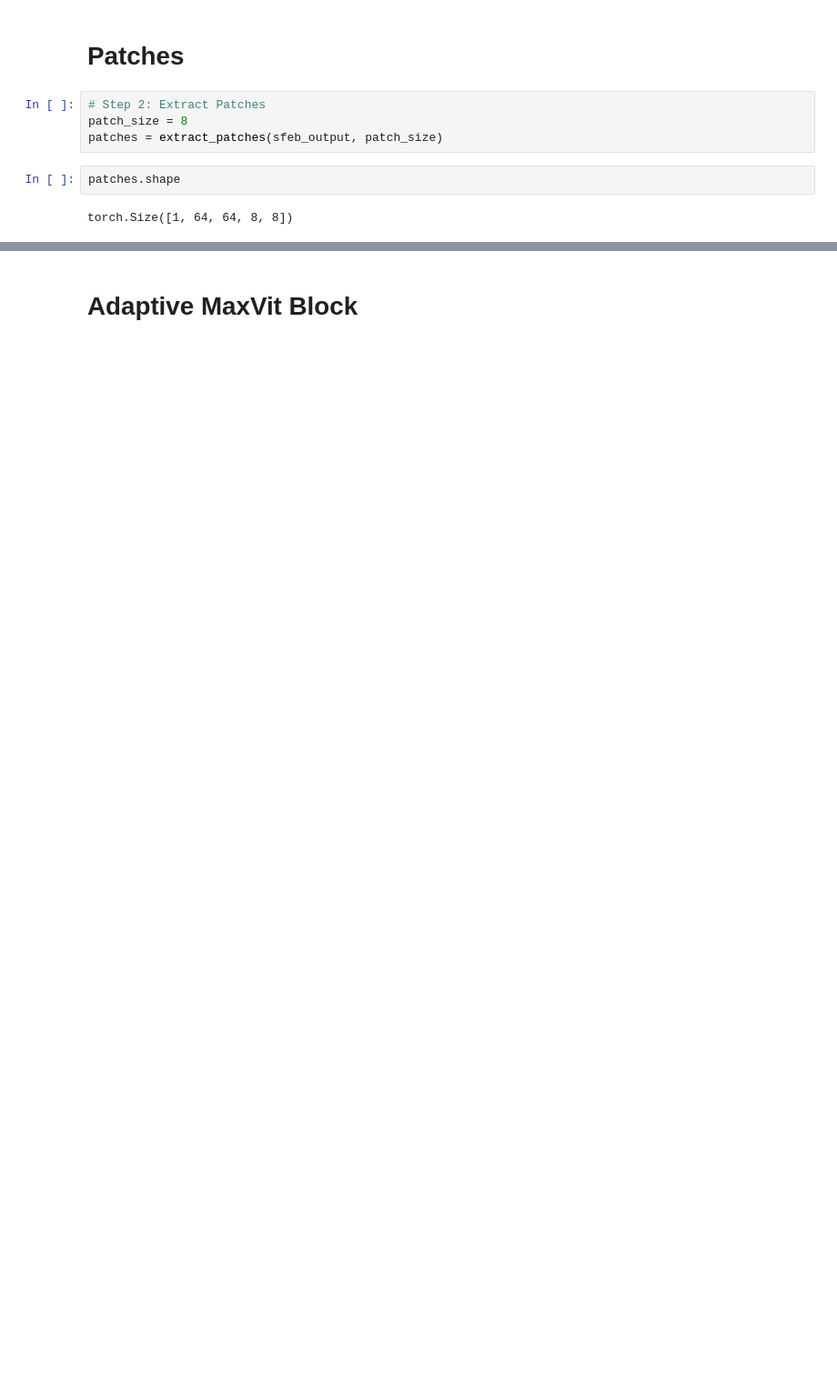
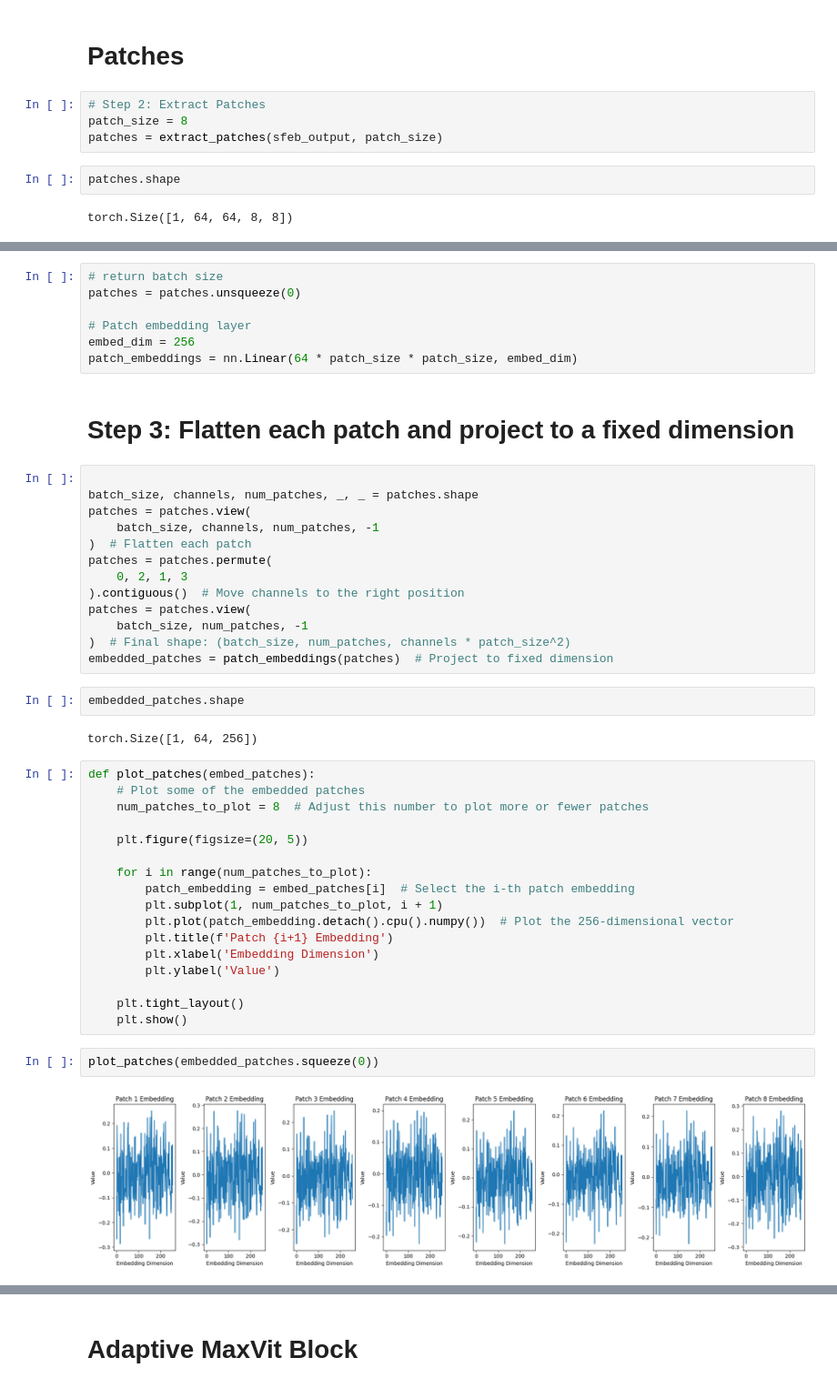
Before and after one commit to RyanWri/MaxSR, a Jupyter notebook: src/presentation.ipynb, the cells around one changed output, grey strips where cells are left out. Shown at 91% size. Drawn from its saved outputs; the diff is of its cells as text; blank space fills up the shorter version.

```diff
--- a/src/presentation.ipynb
+++ b/src/presentation.ipynb
@@ -96,0 +99,47 @@ plt.show()
+# %%
+# return batch size
+patches = patches.unsqueeze(0)
+
+# Patch embedding layer
+embed_dim = 256
+patch_embeddings = nn.Linear(64 * patch_size * patch_size, embed_dim)
+# %% [markdown]
+# Step 3: Flatten each patch and project to a fixed dimension
+# %%
+
+batch_size, channels, num_patches, _, _ = patches.shape
+patches = patches.view(
+    batch_size, channels, num_patches, -1
+)  # Flatten each patch
+patches = patches.permute(
+    0, 2, 1, 3
+).contiguous()  # Move channels to the right position
+patches = patches.view(
+    batch_size, num_patches, -1
+)  # Final shape: (batch_size, num_patches, channels * patch_size^2)
+embedded_patches = patch_embeddings(patches)  # Project to fixed dimension
+# %%
+embedded_patches.shape
+# %% [output]
+torch.Size([1, 64, 256])
+# %%
+def plot_patches(embed_patches):
+    # Plot some of the embedded patches
+    num_patches_to_plot = 8  # Adjust this number to plot more or fewer patches
+
+    plt.figure(figsize=(20, 5))
+
+    for i in range(num_patches_to_plot):
+        patch_embedding = embed_patches[i]  # Select the i-th patch embedding
+        plt.subplot(1, num_patches_to_plot, i + 1)
+        plt.plot(patch_embedding.detach().cpu().numpy())  # Plot the 256-dimensional vector
+        plt.title(f'Patch {i+1} Embedding')
+        plt.xlabel('Embedding Dimension')
+        plt.ylabel('Value')
+
+    plt.tight_layout()
+    plt.show()
+# %%
+plot_patches(embedded_patches.squeeze(0))
+# %% [output]
+[figure, added]
```
Also changed, not shown: parts of 32 cells of this notebook, 1 other file.
